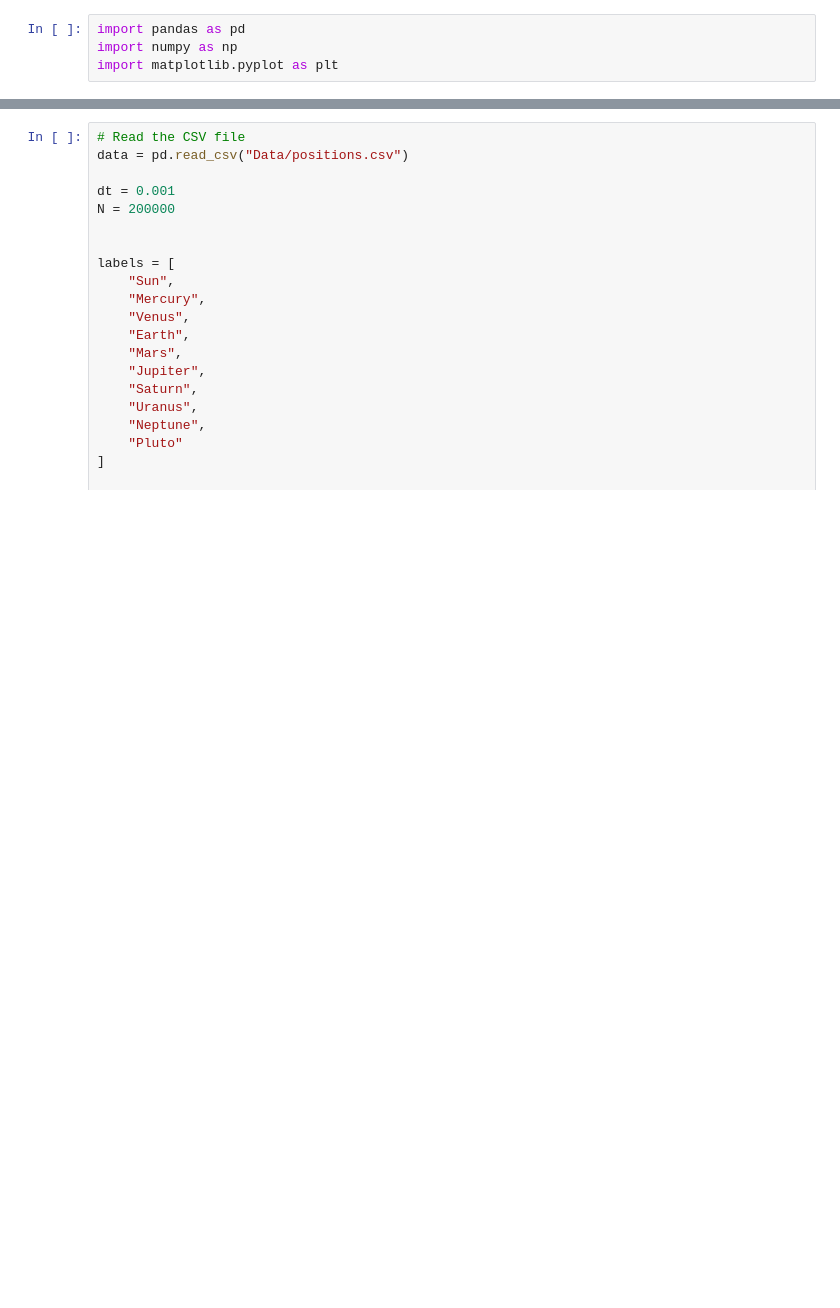
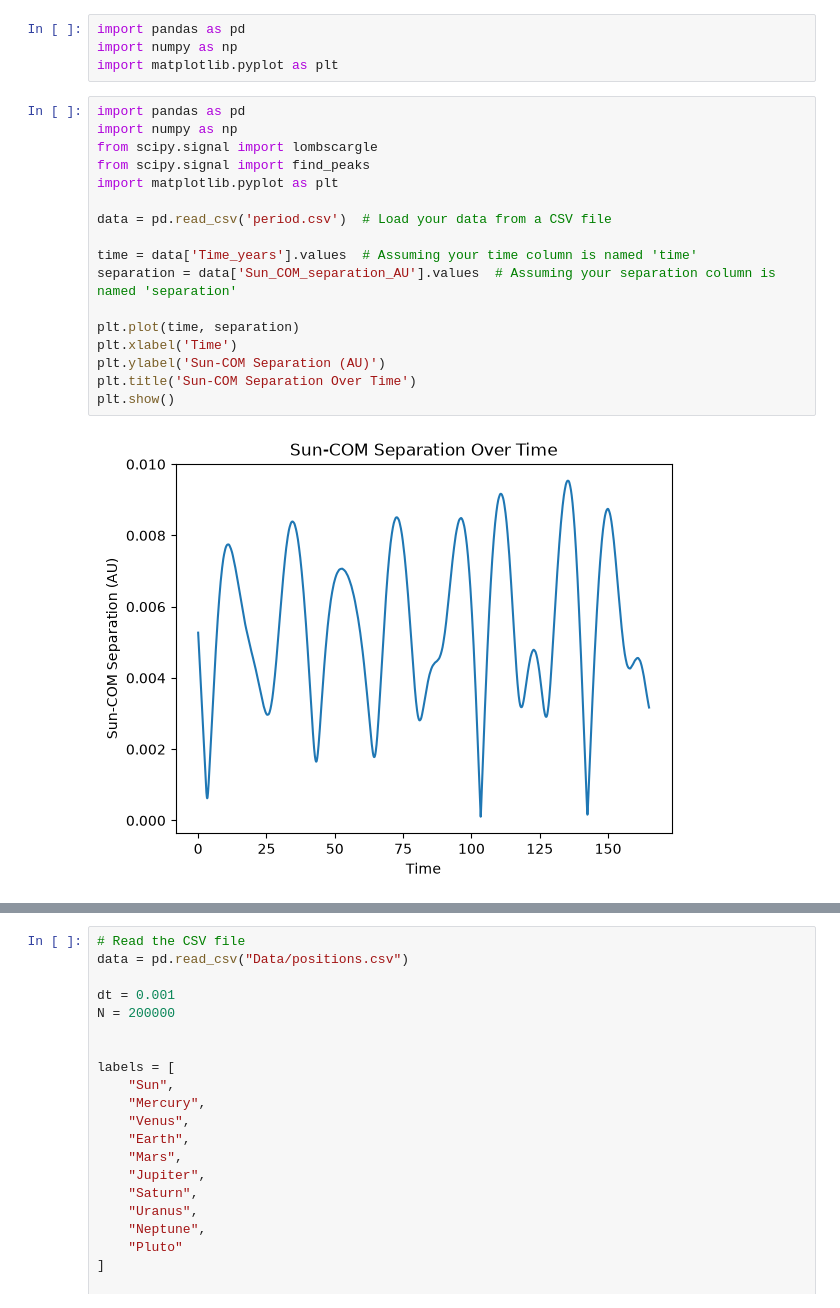
Before and after one commit to upendra637/nBosim, a Jupyter notebook: jupyter.ipynb, the cells around one changed output, grey strips where cells are left out. Drawn from its saved outputs; the diff is of its cells as text; blank space fills up the shorter version.

```diff
--- a/jupyter.ipynb
+++ b/jupyter.ipynb
@@ -2,3 +2,22 @@
 import pandas as pd
 import numpy as np
 import matplotlib.pyplot as plt
+# %%
+import pandas as pd
+import numpy as np
+from scipy.signal import lombscargle
+from scipy.signal import find_peaks
+import matplotlib.pyplot as plt
+
+data = pd.read_csv('period.csv')  # Load your data from a CSV file
+
+time = data['Time_years'].values  # Assuming your time column is named 'time'
+separation = data['Sun_COM_separation_AU'].values  # Assuming your separation column is named 'separation'
+
+plt.plot(time, separation)
+plt.xlabel('Time')
+plt.ylabel('Sun-COM Separation (AU)')
+plt.title('Sun-COM Separation Over Time')
+plt.show()
+# %% [output]
+[figure, added]
```
Also changed, not shown: parts of 1 cell of this notebook, 1 other file.
